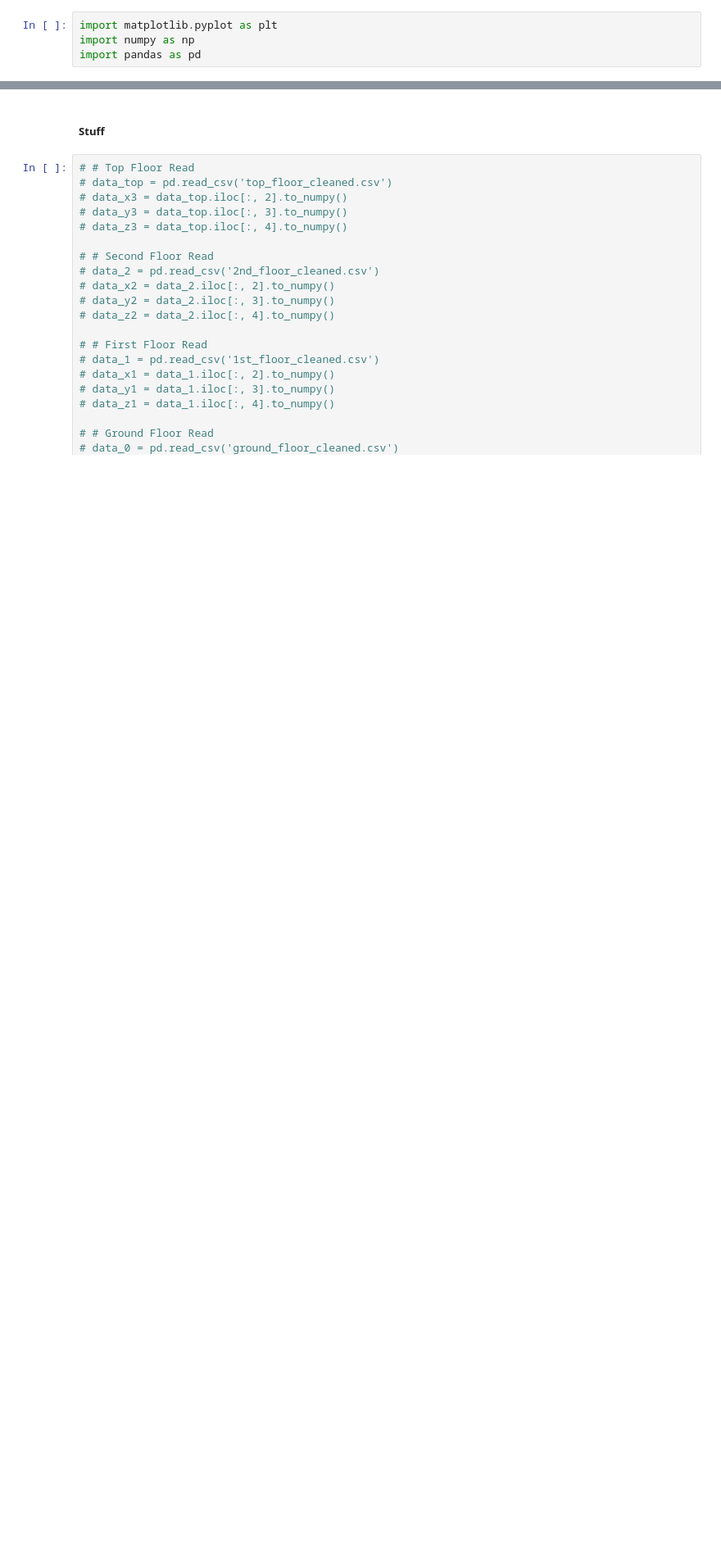
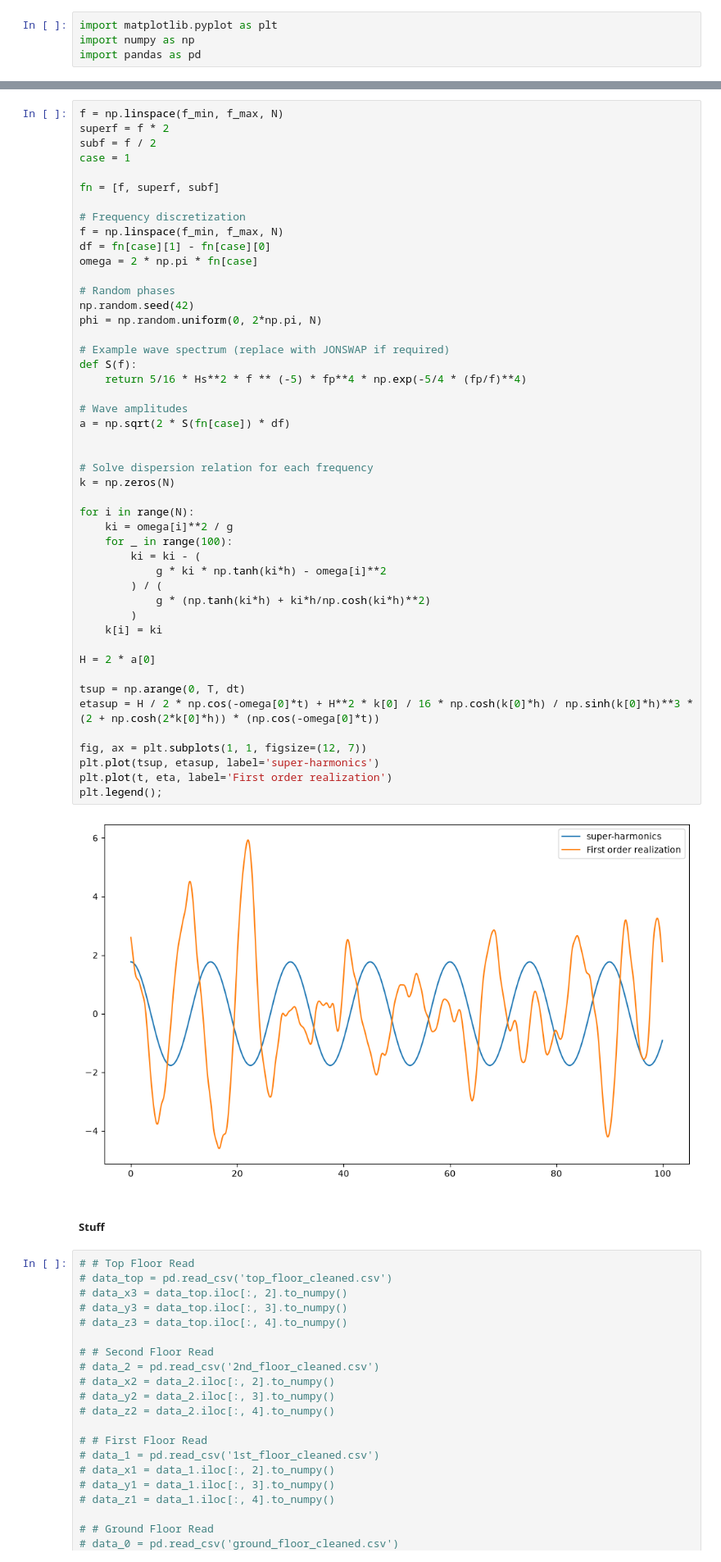
Before and after one commit to Dinojin/FSI_assignment-1, a Jupyter notebook: Pythonfile.ipynb, the cells around one changed output, grey strips where cells are left out. Shown at 82% size. Drawn from its saved outputs; the diff is of its cells as text; blank space fills up the shorter version.

```diff
--- a/Pythonfile.ipynb
+++ b/Pythonfile.ipynb
@@ -13,3 +121,52 @@ print(samples)
+# %%
+f = np.linspace(f_min, f_max, N)
+superf = f * 2
+subf = f / 2
+case = 1
+
+fn = [f, superf, subf]
+
+# Frequency discretization
+f = np.linspace(f_min, f_max, N)
+df = fn[case][1] - fn[case][0]
+omega = 2 * np.pi * fn[case]
+
+# Random phases
+np.random.seed(42)
+phi = np.random.uniform(0, 2*np.pi, N)
+
+# Example wave spectrum (replace with JONSWAP if required)
+def S(f):
+    return 5/16 * Hs**2 * f ** (-5) * fp**4 * np.exp(-5/4 * (fp/f)**4)
+
+# Wave amplitudes
+a = np.sqrt(2 * S(fn[case]) * df)
+
+
+# Solve dispersion relation for each frequency
+k = np.zeros(N)
+
+for i in range(N):
+    ki = omega[i]**2 / g
+    for _ in range(100):
+        ki = ki - (
+            g * ki * np.tanh(ki*h) - omega[i]**2
+        ) / (
+            g * (np.tanh(ki*h) + ki*h/np.cosh(ki*h)**2)
+        )
+    k[i] = ki
+
+H = 2 * a[0]
+
+tsup = np.arange(0, T, dt)
+etasup = H / 2 * np.cos(-omega[0]*t) + H**2 * k[0] / 16 * np.cosh(k[0]*h) / np.sinh(k[0]*h)**3 * (2 + np.cosh(2*k[0]*h)) * (np.cos(-omega[0]*t))
+
+fig, ax = plt.subplots(1, 1, figsize=(12, 7))
+plt.plot(tsup, etasup, label='super-harmonics')
+plt.plot(t, eta, label='First order realization')
+plt.legend();
+# %% [output]
+[figure, added]
 # %% [markdown]
 ##### Stuff
 # %%
```
Also changed, not shown: parts of 5 cells of this notebook.
